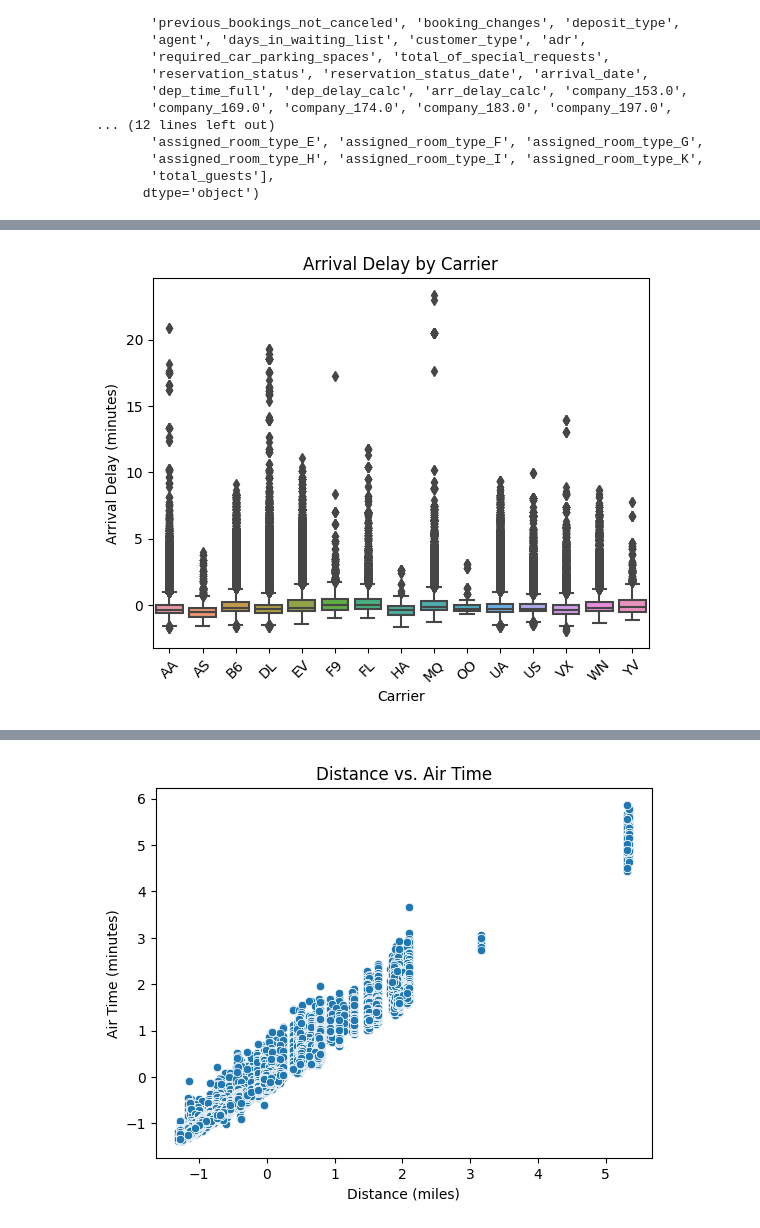
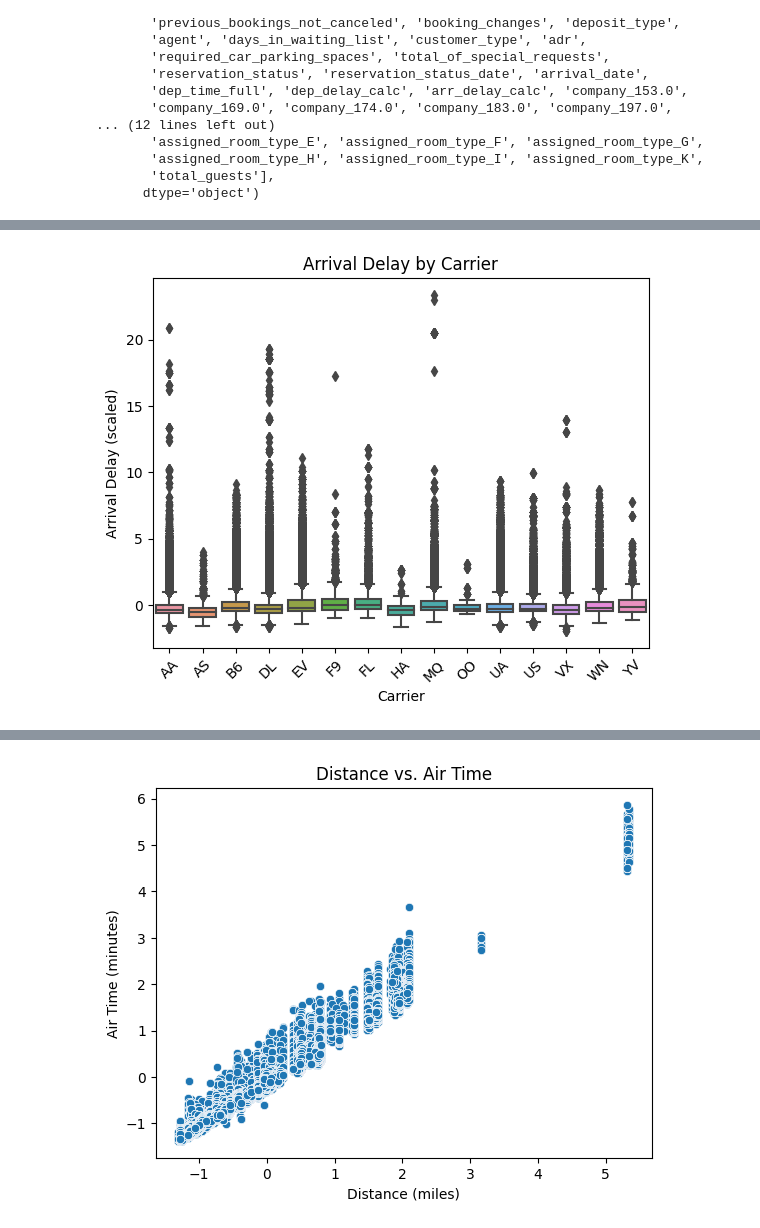
Before and after one commit to ConorJones05/STOR320_Final, a Jupyter notebook: EDA Template.ipynb, the cells around one changed output, grey strips where cells are left out. Drawn from its saved outputs; the diff is of its cells as text; code cells hidden in the pictures.

```diff
--- a/EDA Template.ipynb
+++ b/EDA Template.ipynb
@@ -238,17 +336,32 @@ merged_data = pd.get_dummies(merged_data, columns=categorical_features, drop_fir
 binary_features = ['is_canceled', 'is_repeated_guest', 'required_car_parking_spaces']
 merged_data[binary_features] = merged_data[binary_features].astype(int)
 #  Turn binary data into binary (self expanitory)
+# %%
+binary_features = ['is_canceled', 'is_repeated_guest', 'required_car_parking_spaces']
+clean_merged_data[binary_features] = clean_merged_data[binary_features].astype(int)
+#  Turn binary data into binary (self expanitory)
 # %%
 count_features = ['previous_cancellations', 'previous_bookings_not_canceled', 'booking_changes', 'total_of_special_requests']
 merged_data[count_features] = scaler.fit_transform(merged_data[count_features])
 
 # Calculates the mean and standard deviation then applies the transformation to the data using the parameters
+# %%
+count_features = ['previous_cancellations', 'previous_bookings_not_canceled', 'booking_changes', 'total_of_special_requests']
+clean_merged_data[count_features] = scaler.fit_transform(clean_merged_data[count_features])
+
+# Calculates the mean and standard deviation then applies the transformation to the data using the parameters
 # %%
 merged_data['total_guests'] = merged_data[['adults', 'children', 'babies']].sum(axis=1)
 # Summing the total amounts of guests
+# %%
+clean_merged_data['total_guests'] = clean_merged_data[['adults', 'children', 'babies']].sum(axis=1)
+# Summing the total amounts of guests
 # %%
 merged_data['reservation_status'] = merged_data['reservation_status'].astype('category').cat.codes
 # Convert regitration status to numerical codes
+# %%
+clean_merged_data['reservation_status'] = clean_merged_data['reservation_status'].astype('category').cat.codes
+# Convert regitration status to numerical codes
 # %%
 merged_data.columns
 # %% [output]
@@ -282,17 +493,17 @@ plt.show()
 # %%
 # select only the carrier dummy columns
-carrier_cols = [col for col in merged_data.columns if col.startswith("carrier_")]
-df_carrier = merged_data[carrier_cols + ['arr_delay']]
+carrier_cols = [col for col in clean_merged_data.columns if col.startswith("carrier_")]
+df_carrier = clean_merged_data[carrier_cols + ['arr_delay']]
 # melt the data
 df_carrier_melted = df_carrier.melt(id_vars=['arr_delay'], var_name='carrier', value_name='indicator')
 df_carrier_melted = df_carrier_melted[df_carrier_melted['indicator'] == 1]
 df_carrier_melted['carrier'] = df_carrier_melted['carrier'].str.replace("carrier_", "")
 
 sns.boxplot(x='carrier', y='arr_delay', data=df_carrier_melted)
 plt.title('Arrival Delay by Carrier')
 plt.xlabel('Carrier')
-plt.ylabel('Arrival Delay (minutes)')
+plt.ylabel('Arrival Delay (scaled)')
 plt.xticks(rotation=45)
 plt.show()
 # %% [output]
-[figure, old version]
+[figure, new version]
```
Also changed, not shown: parts of 24 cells of this notebook.
